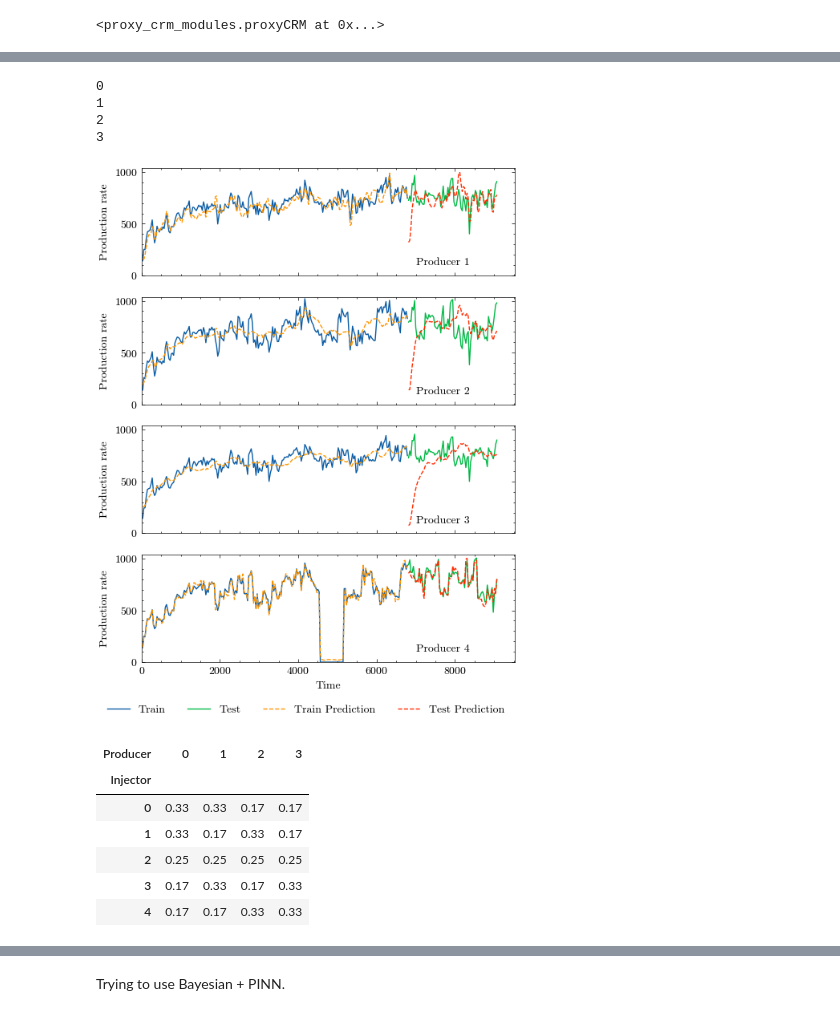
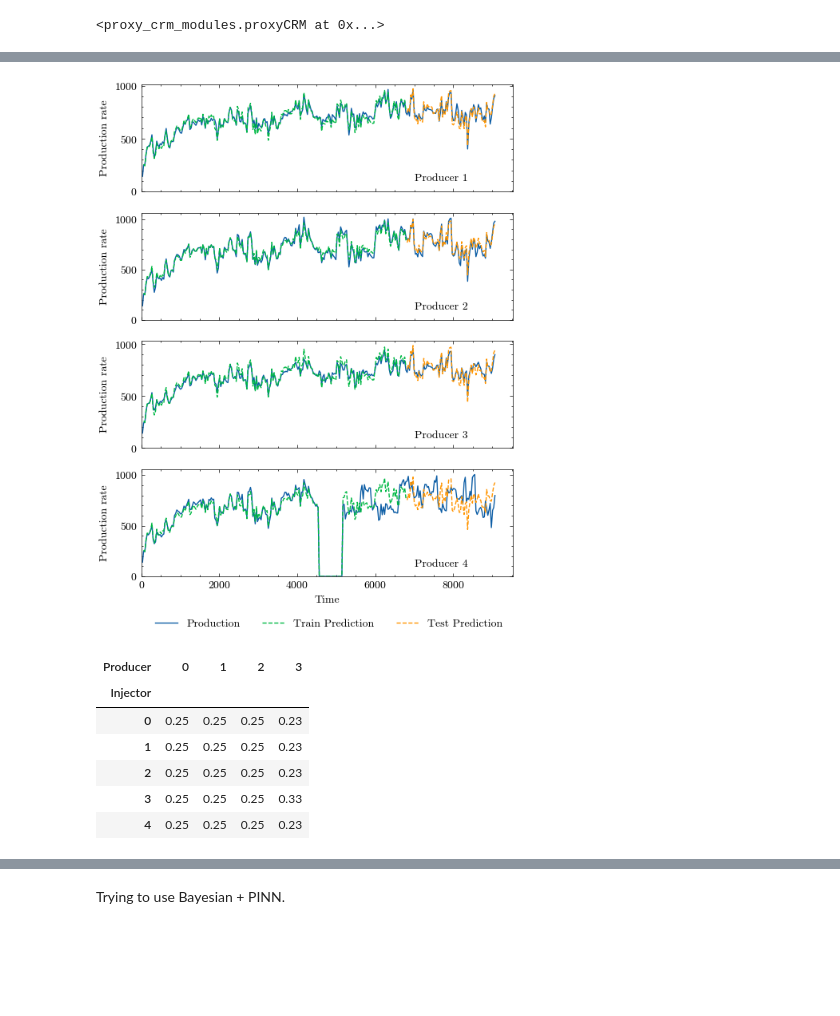
Before and after one commit to leleony/proxy-crm, a Jupyter notebook: main/exampleCase.ipynb, the cells around one changed output, grey strips where cells are left out. Cells and saved outputs as stored; diff of their text form; code cells hidden in the pictures; blank space fills up the shorter version.

```diff
--- a/main/exampleCase.ipynb
+++ b/main/exampleCase.ipynb
@@ -47,0 +23,11 @@ inj_shut_in[4] = padded_val_i5[:len(inj_shut_in[4])]
+# %%
+inj_shut_in = pd.read_csv(data_src + "injection.csv", header= None)
+
+num_rows = len(inj_shut_in)
+mid_idx = num_rows//2
+num_rows_mid = 10
+
+start_index = max(0, mid_idx - num_rows_mid)
+end_index = min(num_rows, mid_idx + num_rows_mid + 1)
+"""inj_shut_in.iloc[start_index:end_index, 2] = inj_shut_in.iloc[start_index:end_index, 2] + inj_shut_in.iloc[start_index:end_index, 2] * 0.17
+inj_shut_in.iloc[start_index:end_index, 0] = inj_shut_in.iloc[start_index:end_index, 0] + inj_shut_in.iloc[start_index:end_index, 0] * 0.17"""
@@ -48,11 +36,13 @@ inj_shut_in[4] = padded_val_i5[:len(inj_shut_in[4])]
 # %%
 pressure = 1000-prod*0.1
+
+pressure_sh = 1000-prod_shut_in*0.1
 # %%
 #Create train-test dataset for non-shut-in.
-inj_train = inj.values[:train_size]
-prod_train = prod.values[:train_size]
-time_train = time.values[:train_size]
-press_train = pressure.values[:train_size]
+inj_train = inj.values[1:train_size]
+prod_train = prod.values[1:train_size]
+time_train = time.values[1:train_size]
+press_train = pressure.values[1:train_size]
 
 inj_test = inj.values[train_size:]
 prod_test = prod.values[train_size:]
@@ -60,11 +50,13 @@ time_test = time.values[train_size:]
 press_test = pressure.values[train_size:]
 
 # for shut-in.
-inj_shut_in_train = inj_shut_in.values[:train_size]
-prod_shut_in_train = prod_shut_in.values[:train_size]
+inj_shut_in_train = inj_shut_in.values[1:train_size]
+prod_shut_in_train = prod_shut_in.values[1:train_size]
+press_sh_train = pressure_sh.values[1:train_size]
 
 inj_shut_in_test = inj_shut_in.values[train_size:]
 prod_shut_in_test = prod_shut_in.values[train_size:]
+press_sh_test = pressure_sh.values[train_size:]
 # %%
 proxy_crm = pCRM.proxyCRM()
 # %%
@@ -76,7 +68,7 @@ q_hat_train = proxy_crm.predict()
 q_hat_test = proxy_crm.predict(inj = inj_test, time = time_test[:,0])
 # %%
 shut_in_test = pCRM.proxyCRM()
-shut_in_test.fit(prod_shut_in_train, inj_shut_in_train, press_train, time_train[:,0], num_cores=4)
+shut_in_test.fit(prod_shut_in_train, inj_shut_in_train, press_sh_train, time_train[:,0], num_cores=4)
 # %% [output]
 <proxy_crm_modules.proxyCRM at 0x...>
 # %%
@@ -101,29 +93,24 @@ legend = axes[i].legend(bbox_to_anchor =(1, -0.3), ncol=4)
 # %%
-fig, axes = plt.subplots(len(prod.columns), figsize=(6, 8), sharex=True, sharey=True)
+fig, axes = plt.subplots(len(prod.columns), figsize=(6, 8), sharex=True)
 
 for i, p in enumerate(prod):
-    print(p)
-    #axes[i].plot(time, prod[p], label="Production")
+    axes[i].plot(time, prod_shut_in[p], label="Production")
     #axes[i].plot(time, np.array(q_hat)[:, i], ls="--", label="Original Prediction")
 
-    axes[i].plot(time_train, prod_shut_in_train[:,p], label=f"Train")
-    axes[i].plot(time_test, prod_shut_in_test[:,p], label=f"Test")
+    #axes[i].plot(time_train, prod_shut_in_train[:,p], label=f"Train")
+    #axes[i].plot(time_test, prod_shut_in_test[:,p], label=f"Test")
     axes[i].plot(time_train, q_hat_sh_train[:,p], ls="--", label=f"Train Prediction")
     axes[i].plot(time_test, q_hat_sh_test[:,p], ls="--", label=f"Test Prediction")
 
     axes[i].set(xlim=(0, None), ylim=(0, None), ylabel="Production rate")
     axes[i].annotate(f"Producer {p+1}", xy=(7000, 100))
 axes[i].set(xlabel="Time")
 
 legend = axes[i].legend(bbox_to_anchor =(1, -0.3), ncol=4)
 
 fig = plt.show()
 # %% [output]
-0
-1
-2
-3
-[figure, old version]
+[figure, new version]
 # %%
 connectivity = pd.DataFrame(
     proxy_crm.lambda_ip,
@@ -134,11 +121,11 @@ connectivity.T.style.highlight_max(color='blue').format("{:.2}")
 # %% [output]
 | Producer | 0 | 1 | 2 | 3 |
 | Injector |  |  |  |  |
-| 0 | 0.33 | 0.33 | 0.17 | 0.17 |
-| 1 | 0.33 | 0.17 | 0.33 | 0.17 |
-| 2 | 0.25 | 0.25 | 0.25 | 0.25 |
-| 3 | 0.17 | 0.33 | 0.17 | 0.33 |
-| 4 | 0.17 | 0.17 | 0.33 | 0.33 |
+| 0 | 0.25 | 0.25 | 0.25 | 0.23 |
+| 1 | 0.25 | 0.25 | 0.25 | 0.23 |
+| 2 | 0.25 | 0.25 | 0.25 | 0.23 |
+| 3 | 0.25 | 0.25 | 0.25 | 0.33 |
+| 4 | 0.25 | 0.25 | 0.25 | 0.23 |
 # %%
 shut_in_connectivity = pd.DataFrame(
     shut_in_test.lambda_ip,
```
Also changed, not shown: parts of 11 cells of this notebook, 3 other files.
